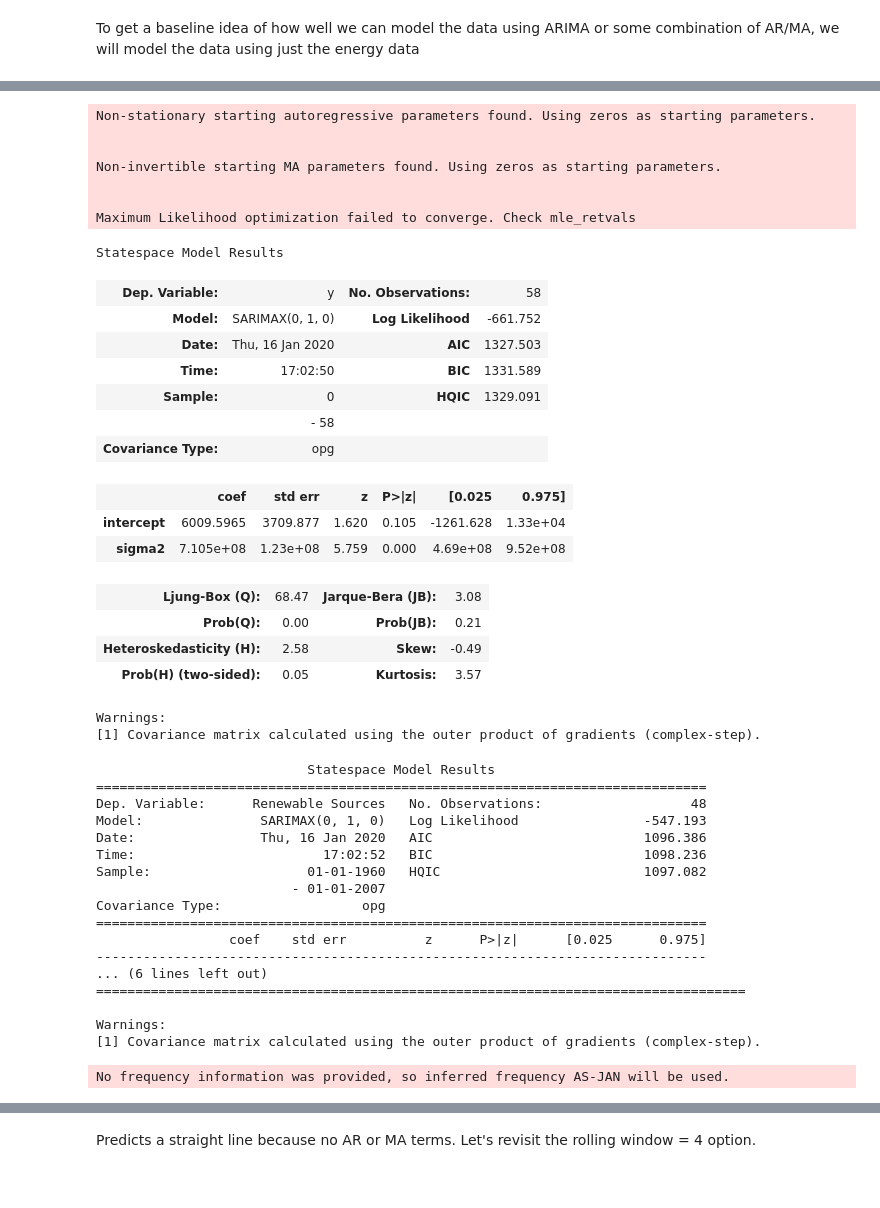
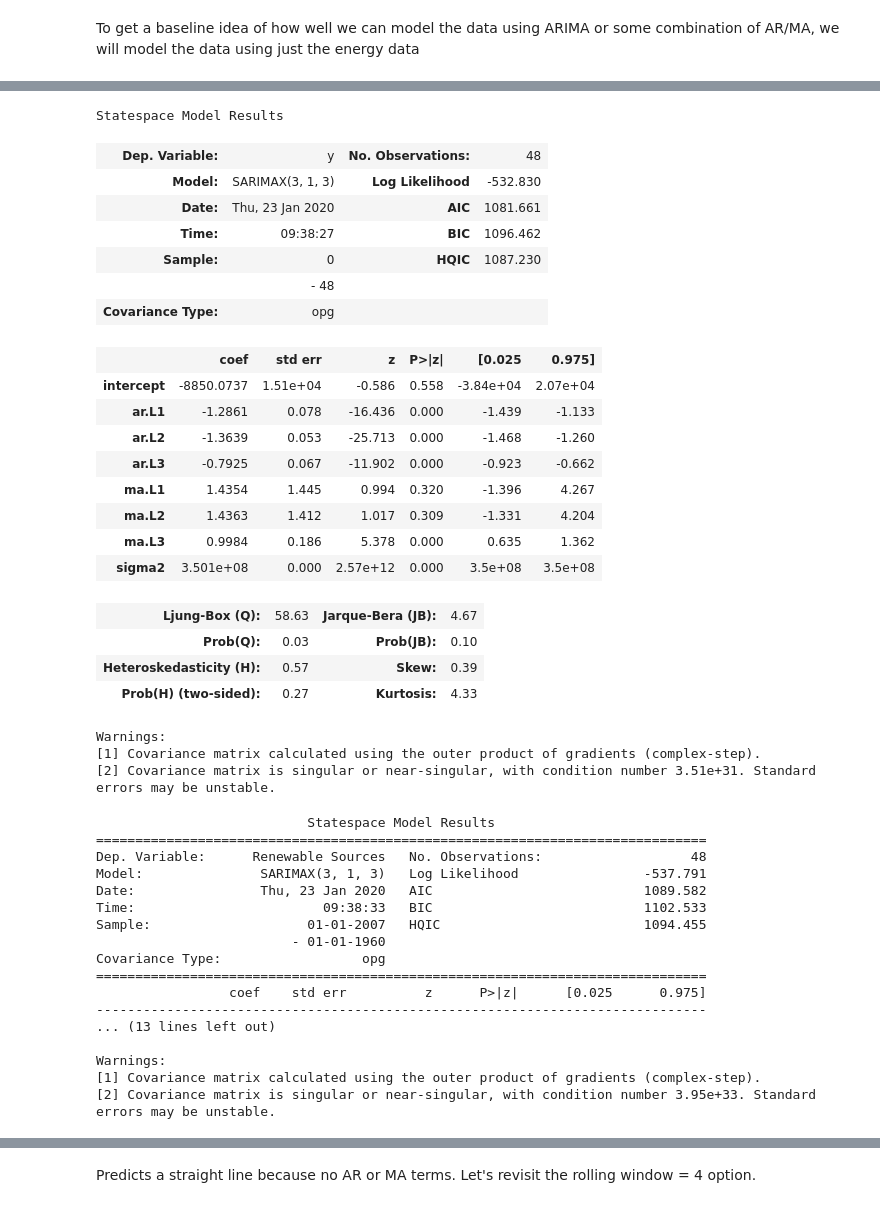
Before and after one commit to msanchez-ayala/energy-consumption, a Jupyter notebook: eda_modeling_experimentation.ipynb, the cells around one changed output, grey strips where cells are left out. Cells and saved outputs as stored; diff of their text form; code cells hidden in the pictures.

```diff
--- a/eda_modeling_experimentation.ipynb
+++ b/eda_modeling_experimentation.ipynb
@@ -349,10 +524,10 @@ nonrenewable_sources = [
 ### Make combined Dataframes for each NY sector
 # %%
 # Create a dictionary containing all of NY's dataframes
-dataframes = {sector: helper_functions.get_energy_pop_df(ny,sector) for sector in sectors}
+dataframes = state_dfs['New York']
 
 # Create a dataframe with just the temperature data
-temp_df = helper_functions.get_weather_df(ny)
+temp_df = helper_functions.get_weather_df(states_data['New York'])
 
 # Concatenate all these bad boys
 for sector in dataframes:
@@ -1301,41 +1527,41 @@ r_ts.plot(figsize=(10,7),title='NY Renewable Energy Consumption')
 # %%
-r_train = r_ts[:-10]
-r_test = r_ts[-10:]
+r_train = r_ts[10:]
+r_test = r_ts[:10]
 # %%
 from pmdarima import auto_arima
 # %%
-auto_arima(r_ts,
+auto_arima(r_train,
            seasonal=False,
            stationary=False,
            m=1).summary()
 # %% [output]
-Non-stationary starting autoregressive parameters found. Using zeros as starting parameters.
-
-
-Non-invertible starting MA parameters found. Using zeros as starting parameters.
-
-
-Maximum Likelihood optimization failed to converge. Check mle_retvals
+Statespace Model Results
-Statespace Model Results
-| Dep. Variable: | y | No. Observations: | 58 |
-| Model: | SARIMAX(0, 1, 0) | Log Likelihood | -661.752 |
-| Date: | Thu, 16 Jan 2020 | AIC | 1327.503 |
-| Time: | 17:02:50 | BIC | 1331.589 |
-| Sample: | 0 | HQIC | 1329.091 |
-|  | - 58 |  |  |
+| Dep. Variable: | y | No. Observations: | 48 |
+| Model: | SARIMAX(3, 1, 3) | Log Likelihood | -532.830 |
+| Date: | Thu, 23 Jan 2020 | AIC | 1081.661 |
+| Time: | 09:38:27 | BIC | 1096.462 |
+| Sample: | 0 | HQIC | 1087.230 |
+|  | - 48 |  |  |
 | Covariance Type: | opg |  |  |
 |  | coef | std err | z | P>|z| | [0.025 | 0.975] |
-| intercept | 6009.5965 | 3709.877 | 1.620 | 0.105 | -1261.628 | 1.33e+04 |
-| sigma2 | 7.105e+08 | 1.23e+08 | 5.759 | 0.000 | 4.69e+08 | 9.52e+08 |
+| intercept | -8850.0737 | 1.51e+04 | -0.586 | 0.558 | -3.84e+04 | 2.07e+04 |
+| ar.L1 | -1.2861 | 0.078 | -16.436 | 0.000 | -1.439 | -1.133 |
+| ar.L2 | -1.3639 | 0.053 | -25.713 | 0.000 | -1.468 | -1.260 |
+| ar.L3 | -0.7925 | 0.067 | -11.902 | 0.000 | -0.923 | -0.662 |
+| ma.L1 | 1.4354 | 1.445 | 0.994 | 0.320 | -1.396 | 4.267 |
+| ma.L2 | 1.4363 | 1.412 | 1.017 | 0.309 | -1.331 | 4.204 |
+| ma.L3 | 0.9984 | 0.186 | 5.378 | 0.000 | 0.635 | 1.362 |
+| sigma2 | 3.501e+08 | 0.000 | 2.57e+12 | 0.000 | 3.5e+08 | 3.5e+08 |
-| Ljung-Box (Q): | 68.47 | Jarque-Bera (JB): | 3.08 |
-| Prob(Q): | 0.00 | Prob(JB): | 0.21 |
-| Heteroskedasticity (H): | 2.58 | Skew: | -0.49 |
-| Prob(H) (two-sided): | 0.05 | Kurtosis: | 3.57 |
+| Ljung-Box (Q): | 58.63 | Jarque-Bera (JB): | 4.67 |
+| Prob(Q): | 0.03 | Prob(JB): | 0.10 |
+| Heteroskedasticity (H): | 0.57 | Skew: | 0.39 |
+| Prob(H) (two-sided): | 0.27 | Kurtosis: | 4.33 |
-Warnings:
-[1] Covariance matrix calculated using the outer product of gradients (complex-step).
+Warnings:
+[1] Covariance matrix calculated using the outer product of gradients (complex-step).
+[2] Covariance matrix is singular or near-singular, with condition number 3.51e+31. Standard errors may be unstable.
 # %%
 r_model = sm.tsa.statespace.SARIMAX(r_train,
-                                order=(0,1,0),
+                                order=(3,1,3),
                             )
 results = r_model.fit()
 print(results.summary())
@@ -1343,18 +1569,17 @@ print(results.summary())
                            Statespace Model Results
 ==============================================================================
 Dep. Variable:      Renewable Sources   No. Observations:                   48
-Model:               SARIMAX(0, 1, 0)   Log Likelihood                -547.193
-Date:                Thu, 16 Jan 2020   AIC                           1096.386
-Time:                        17:02:52   BIC                           1098.236
-Sample:                    01-01-1960   HQIC                          1097.082
-                         - 01-01-2007
+Model:               SARIMAX(3, 1, 3)   Log Likelihood                -537.791
+Date:                Thu, 23 Jan 2020   AIC                           1089.582
+Time:                        09:38:33   BIC                           1102.533
+Sample:                    01-01-2007   HQIC                          1094.455
+                         - 01-01-1960
 Covariance Type:                  opg
 ==============================================================================
                  coef    std err          z      P>|z|      [0.025      0.975]
 ------------------------------------------------------------------------------
-... (6 lines left out)
-===================================================================================
+... (13 lines left out)
 
 Warnings:
 [1] Covariance matrix calculated using the outer product of gradients (complex-step).
+[2] Covariance matrix is singular or near-singular, with condition number 3.95e+33. Standard errors may be unstable.
-No frequency information was provided, so inferred frequency AS-JAN will be used.
```
Also changed, not shown: parts of 50 cells of this notebook, 1 other file.
